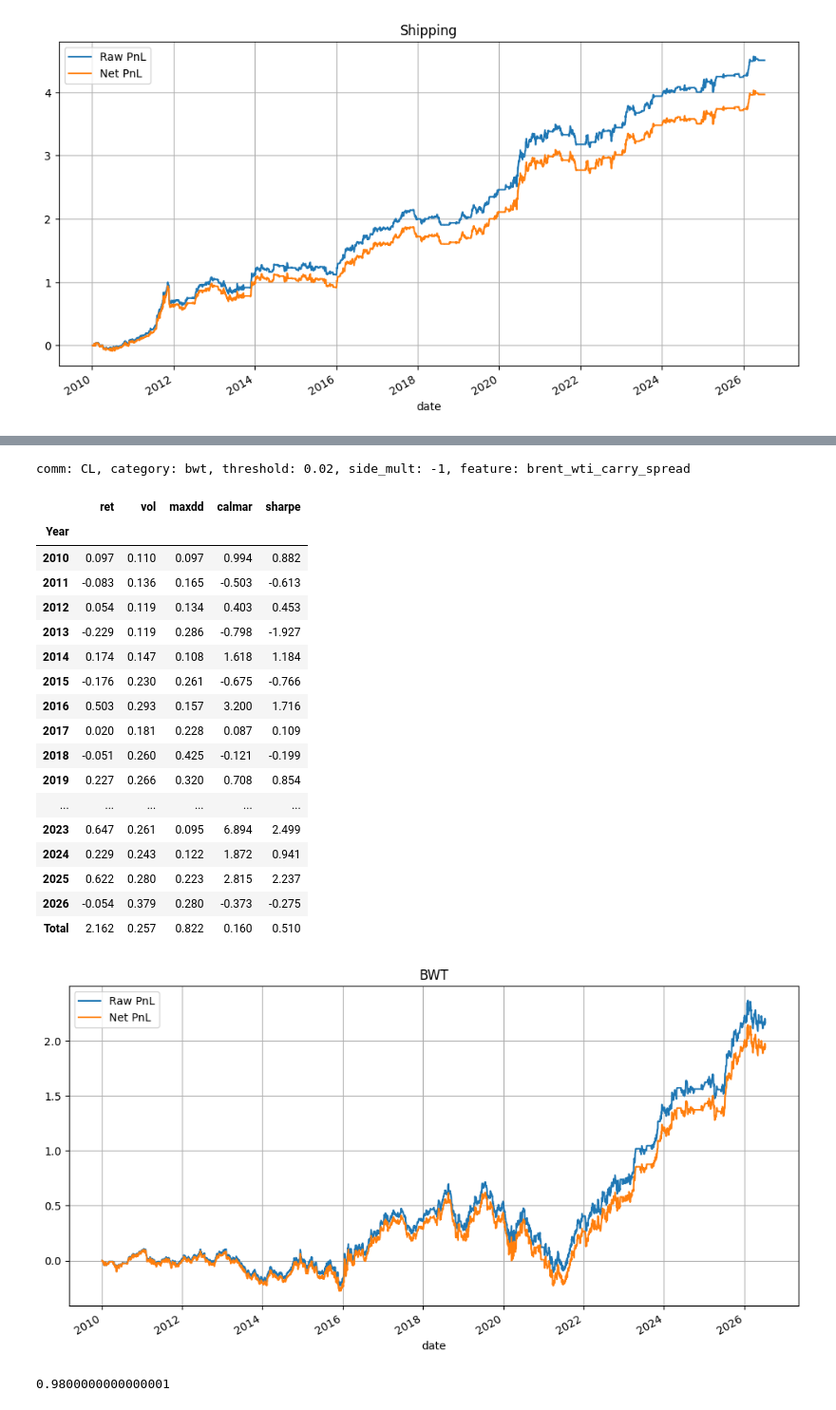
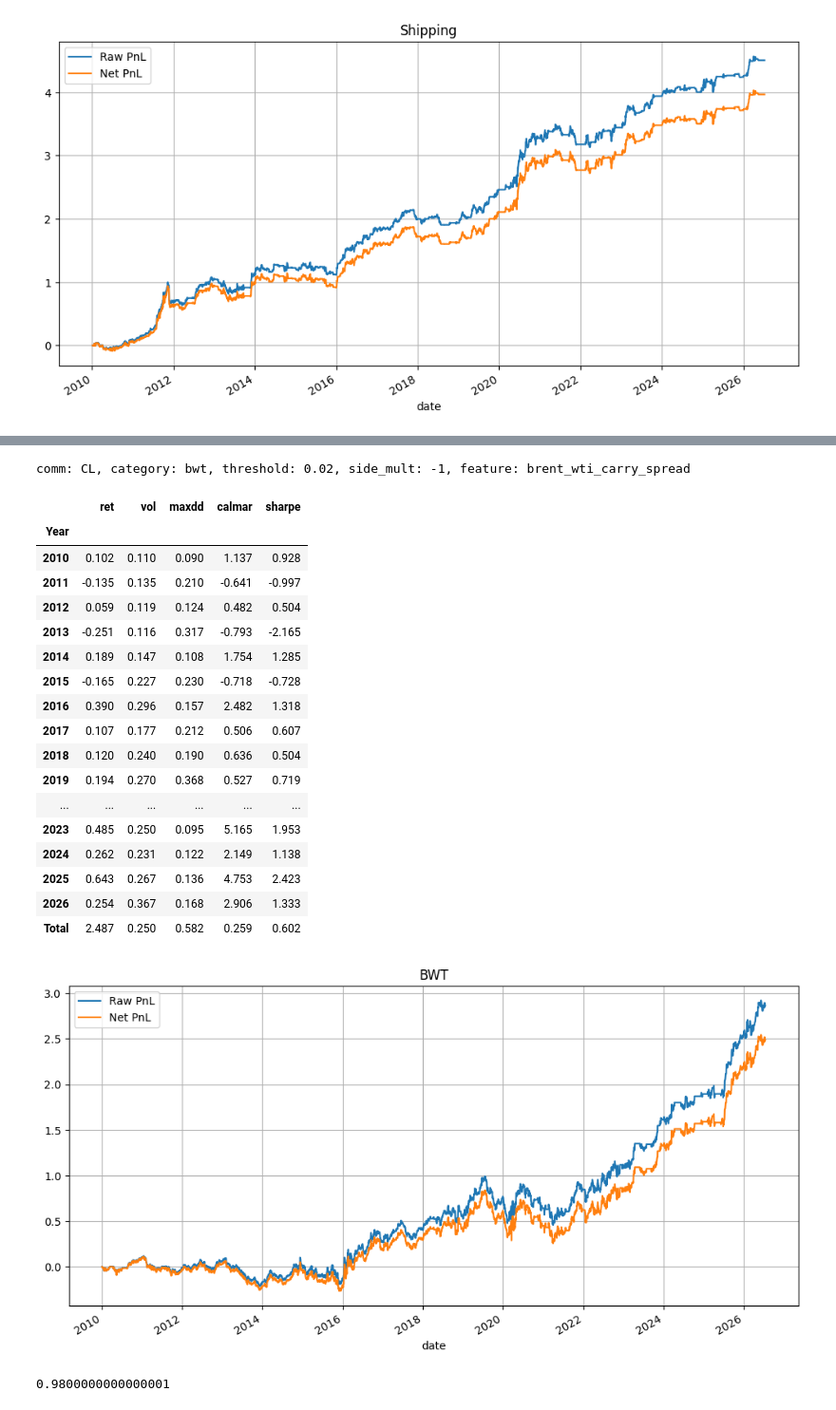
Before and after one commit to chenxu0602/comm-ls, a Jupyter notebook: notebooks/backtest_cl.ipynb, the cells around one changed output, grey strips where cells are left out. Shown at 95% size. Drawn from its saved outputs; the diff is of its cells as text; code cells hidden in the pictures.

```diff
--- a/notebooks/backtest_cl.ipynb
+++ b/notebooks/backtest_cl.ipynb
@@ -633,7 +630,7 @@ def calc_stats(ds: pd.Series) -> pd.DataFrame:
         'sharpe': sharpes,
     }).set_index('Year').round(3)
 # %%
-target_date = pd.Timestamp("2026-07-13")
+target_date = pd.Timestamp("2026-07-14")
 # %%
 df_psx_ref, df_ret = calc_sig('psx_ref', 'CL')
 
@@ -883,38 +880,36 @@ comm: CL, category: metals, threshold: 0.015, side_mult: -1, feature: next_dec_a
 # %%
 df_bwt, df_ret = calc_sig('bwt', 'CL')
 
-# df_bwt_pos = calc_pos(df_bwt)
-# df_bwt_pos = calc_pos(df_bwt, df_bwt.columns.tolist(), 21)
-df_bwt_pos, df_bwt_target = calc_pos_with_future(df_bwt, [target_date], df_bwt.columns.tolist(), 21)
+df_bwt_pos, df_bwt_target = calc_pos_with_future(df_bwt, [target_date], df_bwt.columns.tolist(), 10)
 df_pnl, df_net = calc_pnl(df_bwt_pos, df_ret)
 pd.DataFrame({
     'Raw PnL': df_pnl.sum(axis=1),
     'Net PnL': df_net.sum(axis=1),
 }).cumsum().plot(figsize=(12, 6), title='BWT', grid=True)
 
 df_net.to_csv('sim_results/bwt.csv', index=True)
-calc_stats(df_pnl.sum(axis=1))
+calc_stats(df_net.sum(axis=1))
 # %% [output]
 comm: CL, category: bwt, threshold: 0.02, side_mult: -1, feature: brent_wti_carry_spread
 |  | ret | vol | maxdd | calmar | sharpe |
 | Year |  |  |  |  |  |
-| 2010 | 0.097 | 0.110 | 0.097 | 0.994 | 0.882 |
-| 2011 | -0.083 | 0.136 | 0.165 | -0.503 | -0.613 |
-| 2012 | 0.054 | 0.119 | 0.134 | 0.403 | 0.453 |
-| 2013 | -0.229 | 0.119 | 0.286 | -0.798 | -1.927 |
-| 2014 | 0.174 | 0.147 | 0.108 | 1.618 | 1.184 |
-| 2015 | -0.176 | 0.230 | 0.261 | -0.675 | -0.766 |
-| 2016 | 0.503 | 0.293 | 0.157 | 3.200 | 1.716 |
-| 2017 | 0.020 | 0.181 | 0.228 | 0.087 | 0.109 |
-| 2018 | -0.051 | 0.260 | 0.425 | -0.121 | -0.199 |
-| 2019 | 0.227 | 0.266 | 0.320 | 0.708 | 0.854 |
+| 2010 | 0.102 | 0.110 | 0.090 | 1.137 | 0.928 |
+| 2011 | -0.135 | 0.135 | 0.210 | -0.641 | -0.997 |
+| 2012 | 0.059 | 0.119 | 0.124 | 0.482 | 0.504 |
+| 2013 | -0.251 | 0.116 | 0.317 | -0.793 | -2.165 |
+| 2014 | 0.189 | 0.147 | 0.108 | 1.754 | 1.285 |
+| 2015 | -0.165 | 0.227 | 0.230 | -0.718 | -0.728 |
+| 2016 | 0.390 | 0.296 | 0.157 | 2.482 | 1.318 |
+| 2017 | 0.107 | 0.177 | 0.212 | 0.506 | 0.607 |
+| 2018 | 0.120 | 0.240 | 0.190 | 0.636 | 0.504 |
+| 2019 | 0.194 | 0.270 | 0.368 | 0.527 | 0.719 |
 | ... | ... | ... | ... | ... | ... |
-| 2023 | 0.647 | 0.261 | 0.095 | 6.894 | 2.499 |
-| 2024 | 0.229 | 0.243 | 0.122 | 1.872 | 0.941 |
-| 2025 | 0.622 | 0.280 | 0.223 | 2.815 | 2.237 |
-| 2026 | -0.054 | 0.379 | 0.280 | -0.373 | -0.275 |
-| Total | 2.162 | 0.257 | 0.822 | 0.160 | 0.510 |
+| 2023 | 0.485 | 0.250 | 0.095 | 5.165 | 1.953 |
+| 2024 | 0.262 | 0.231 | 0.122 | 2.149 | 1.138 |
+| 2025 | 0.643 | 0.267 | 0.136 | 4.753 | 2.423 |
+| 2026 | 0.254 | 0.367 | 0.168 | 2.906 | 1.333 |
+| Total | 2.487 | 0.250 | 0.582 | 0.259 | 0.602 |
-[figure, old version]
+[figure, new version]
 # %%
 # V32_WEIGHTS = {
 #     "refiner":    0.24,
```
Also changed, not shown: parts of 9 cells of this notebook, 9 other files.
